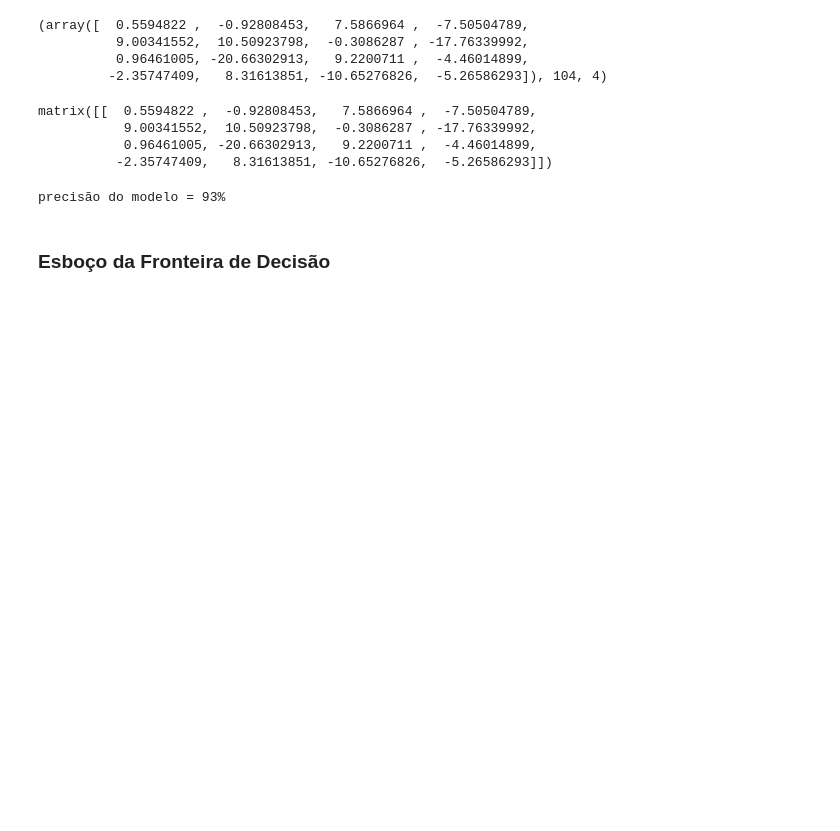
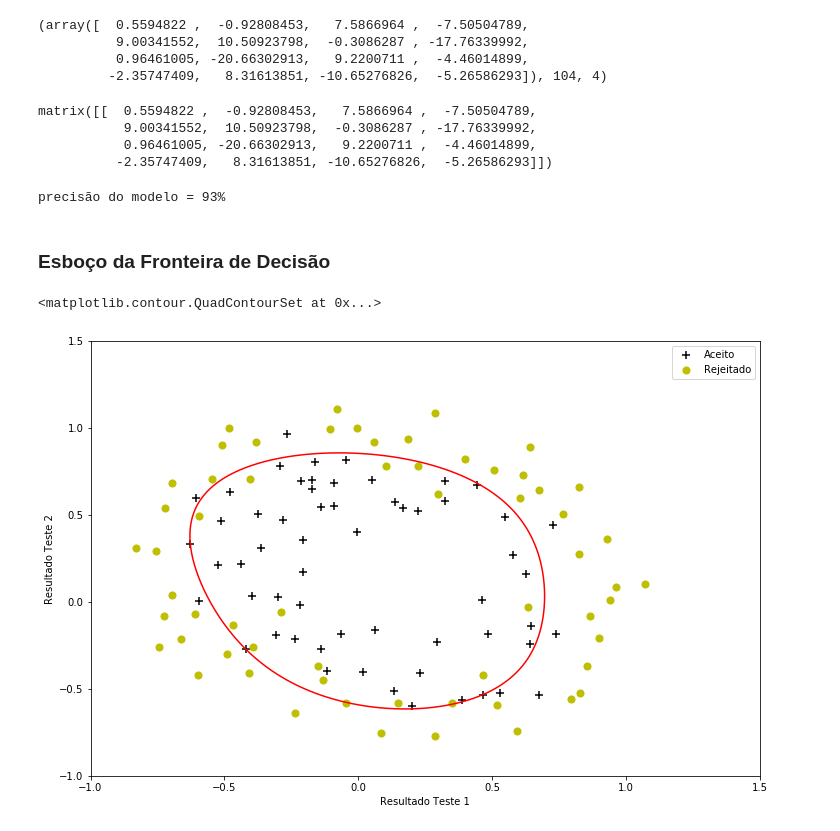
Before and after one commit to ramonsilvanet/AM_Trabalho1, a Jupyter notebook: exericio_4_regressao_logistica_regularizada.ipynb, the cells around one changed output. Cells and saved outputs as stored; diff of their text form; code cells hidden in the pictures; blank space fills up the shorter version.

Commit message:
:imp: concluindo a regressão logistica com Regularização

```diff
--- a/exericio_4_regressao_logistica_regularizada.ipynb
+++ b/exericio_4_regressao_logistica_regularizada.ipynb
@@ -38,14 +38,22 @@ Adicionando um coluna preenchida com '1'
 # %% [markdown]
 ### Mapeamento de características (feature mapping)
 # %%
+"""
+def mapearCaracteristicas(c1, c2, grau_polinomio):
+    mapeado = pd.DataFrame()
+    for i in range(1, grau_polinomio):
+        for j in range(0, i):
+            mapeado['F' + str(i) + str(j)] = np.power(c1, i-j) * np.power(c2, j)
+    mapeado.insert(0, 'Ones', 1)
+    return mapeado
+"""
 def mapearCaracteristicas(c1, c2, grau_polinomio):
     assert grau_polinomio >= 1
-
-    def iterar():
+    def iter():
         for i in range(1, grau_polinomio + 1):
             for j in range(i + 1):
                 yield np.power(c1, i - j) * np.power(c2, j)
-    return np.vstack(iterar())
+    return np.vstack(iter())
 # %%
 data.insert(3, 'Ones', 1)
 # %%
@@ -157,0 +162,27 @@ v = mapearCaracteristicas(dx.flatten(), dy.flatten(), grau_polinomio=6)
+# %%
+from sklearn.multiclass import OneVsRestClassifier
+from sklearn.linear_model import LogisticRegression
+
+data2 = pd.read_csv('data/ex2data2.txt', header=None, names=['Teste 1', 'Teste 2', 'Aceito'])
+
+mapeado = mapearCaracteristicas(data2['Teste 1'], data2['Teste 2'], grau_polinomio=6)
+X = mapeado.transpose()
+Y = data['Aceito']
+
+classificador = OneVsRestClassifier(LogisticRegression(penalty='l1', C=1)).fit(X, Y)
+
+dim = np.linspace(-1, 1.5, 1000)
+dx, dy = np.meshgrid(dim, dim)
+v = mapearCaracteristicas(dx.flatten(), dy.flatten(), grau_polinomio=6)
+z = (np.dot(classificador.coef_, v) + classificador.intercept_).reshape(1000, 1000)
+# %%
+fig, ax = plt.subplots(figsize=(12,8))
+ax.scatter(positive['Teste 1'], positive['Teste 2'], s=50, c='k', marker='+', label='Aceito')
+ax.scatter(negative['Teste 1'], negative['Teste 2'], s=50, c='y', marker='o', label='Rejeitado')
+ax.legend()
+ax.set_xlabel('Resultado Teste 1')
+ax.set_ylabel('Resultado Teste 2')
+ax.contour(dx, dy, z, levels=[0], colors=['r'])
+# %% [output]
+<matplotlib.contour.QuadContourSet at 0x...>
+[figure, added]
```
Also changed, not shown: parts of 2 cells of this notebook.
